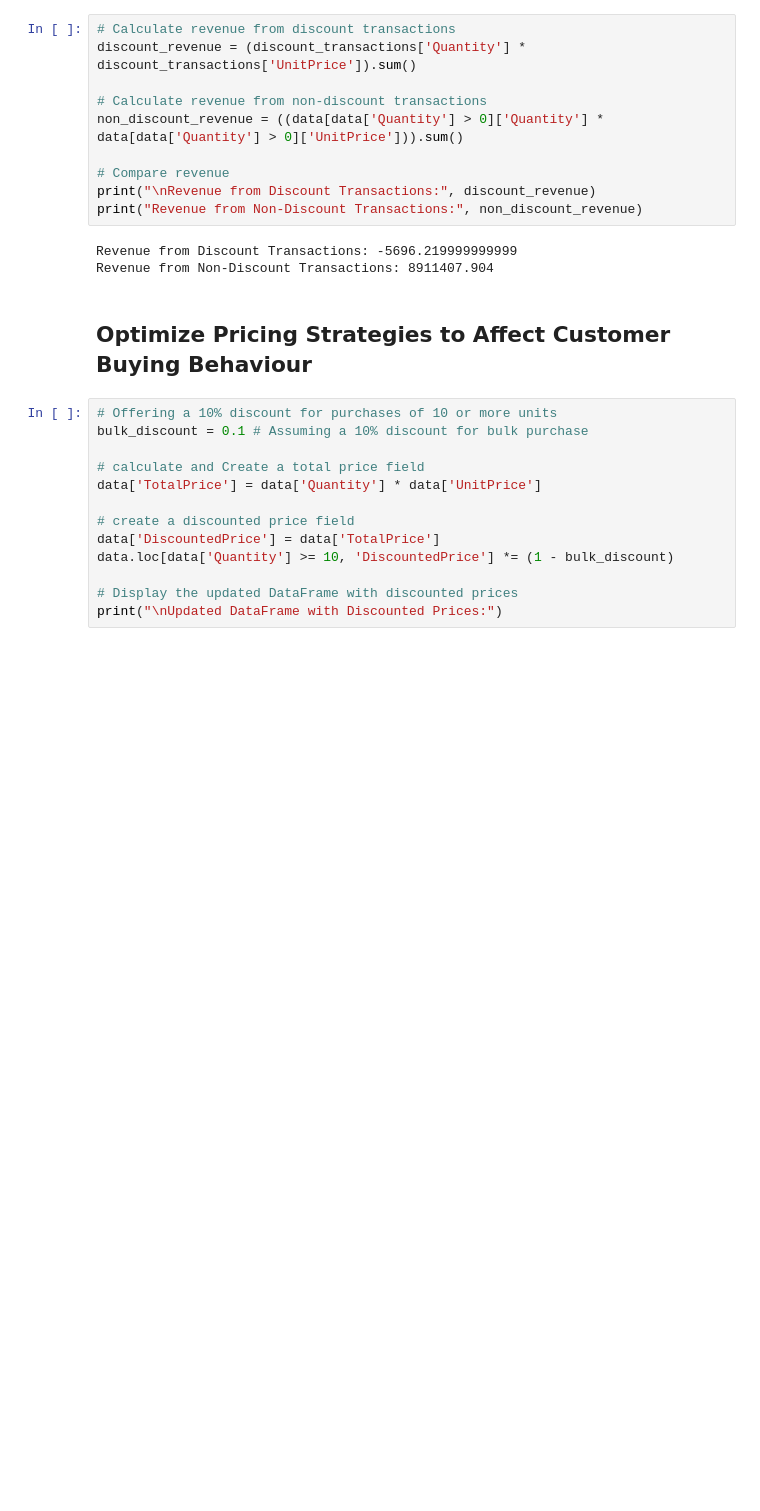
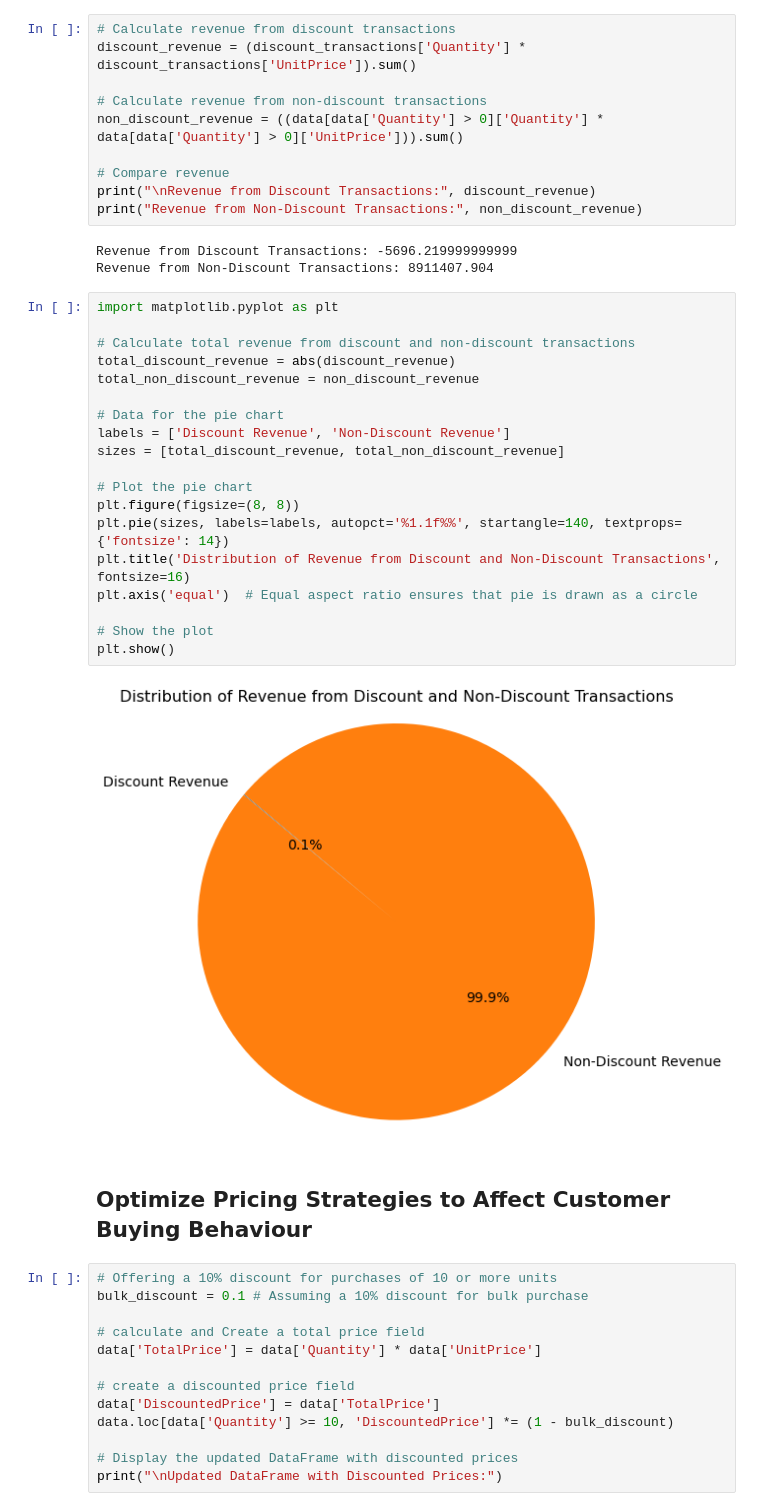
Before and after one commit to Seek-Techs/Online_Sales_Retail, a Jupyter notebook: sales_retail.ipynb, the cells around one changed output. Saved outputs shown, nothing was run; the diff lists cells and outputs as text; blank space fills up the shorter version.

```diff
--- a/sales_retail.ipynb
+++ b/sales_retail.ipynb
@@ -127,6 +127,27 @@ print("Revenue from Non-Discount Transactions:", non_discount_revenue)
 # %% [output]
 Revenue from Discount Transactions: -5696.219999999999
 Revenue from Non-Discount Transactions: 8911407.904
+# %%
+import matplotlib.pyplot as plt
+
+# Calculate total revenue from discount and non-discount transactions
+total_discount_revenue = abs(discount_revenue)
+total_non_discount_revenue = non_discount_revenue
+
+# Data for the pie chart
+labels = ['Discount Revenue', 'Non-Discount Revenue']
+sizes = [total_discount_revenue, total_non_discount_revenue]
+
+# Plot the pie chart
+plt.figure(figsize=(8, 8))
+plt.pie(sizes, labels=labels, autopct='%1.1f%%', startangle=140, textprops={'fontsize': 14})
+plt.title('Distribution of Revenue from Discount and Non-Discount Transactions', fontsize=16)
+plt.axis('equal')  # Equal aspect ratio ensures that pie is drawn as a circle
+
+# Show the plot
+plt.show()
+# %% [output]
+[figure, added]
 # %% [markdown]
 ## Optimize Pricing Strategies to Affect Customer Buying Behaviour
 # %%
```
Also changed, not shown: parts of 9 cells of this notebook, 1 other file.
